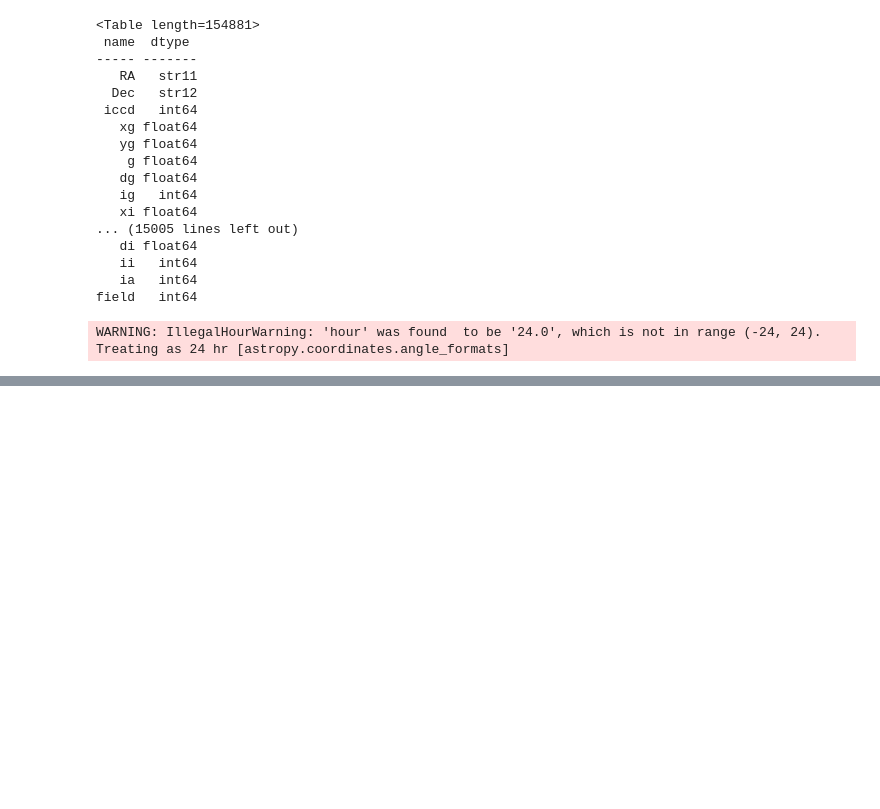
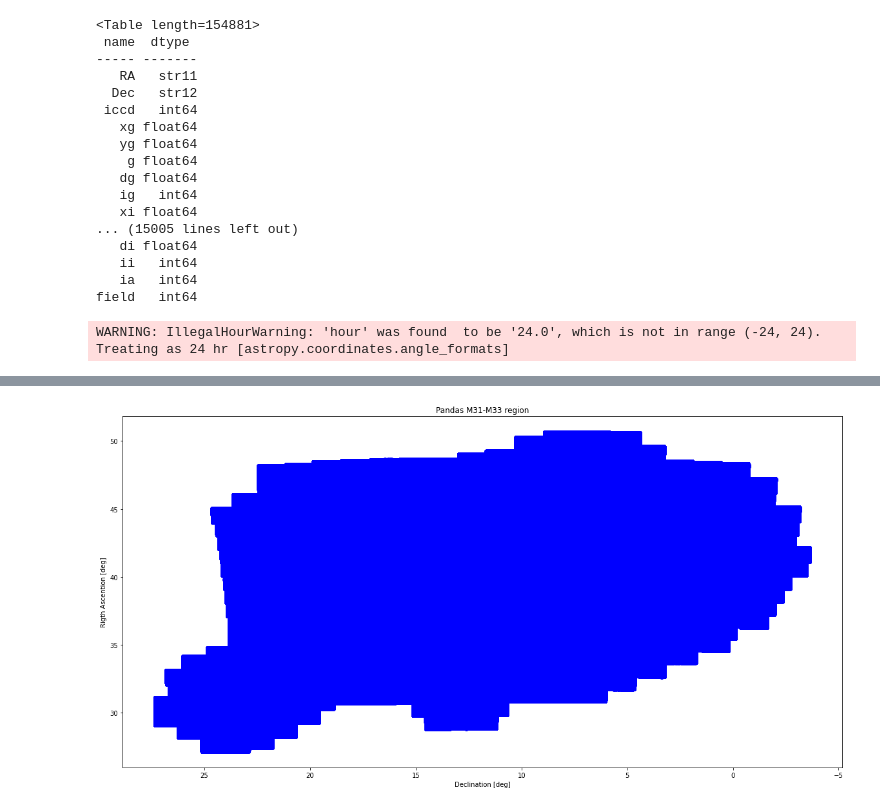
Before and after one commit to mardom/HSS, a Jupyter notebook: HSS@Pandas.ipynb, the cells around one changed output, grey strips where cells are left out. Drawn from its saved outputs; the diff is of its cells as text; code cells hidden in the pictures; blank space fills up the shorter version.

Commit message:
include some basi structural spatial plots

```diff
--- a/HSS@Pandas.ipynb
+++ b/HSS@Pandas.ipynb
@@ -155,5 +189,12 @@ Table length=43005781
 # %%
-plt.scatter(RAV.degree, DEV.degree , c ="blue")
+plt.figure(figsize=(20,10))
+plt.scatter(stars_nd["RA"]*15., stars_nd["Dec"], c ="blue")
 # To show the plot
+plt.title("Pandas M31-M33 region")
+plt.gca().invert_xaxis()
+plt.xlabel("Declination [deg]")
+plt.ylabel("Rigth Ascention [deg]")
 plt.show()
+# %% [output]
+[figure, added]
 # %%
```
Also changed, not shown: parts of 12 cells of this notebook.
